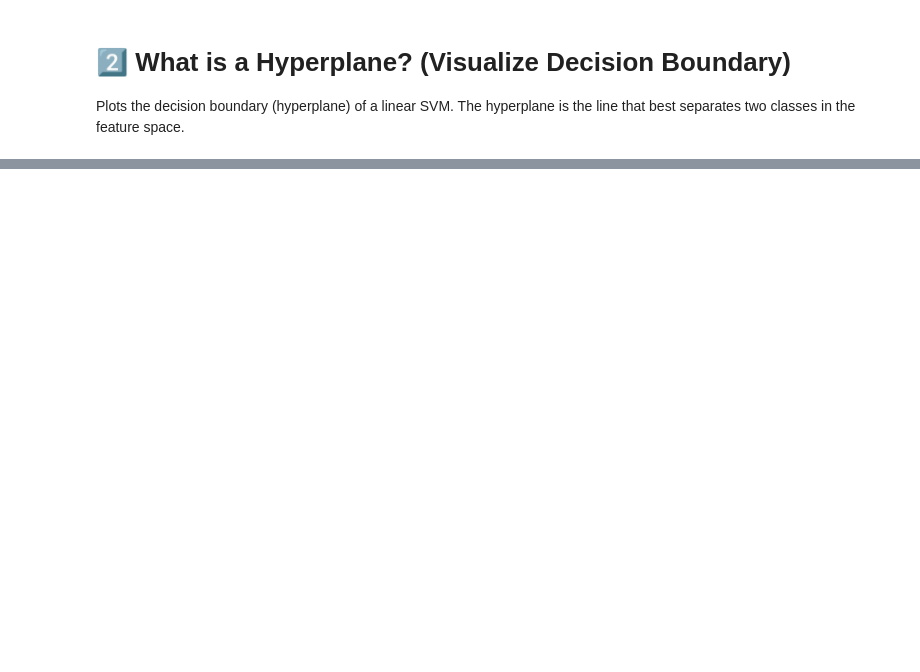
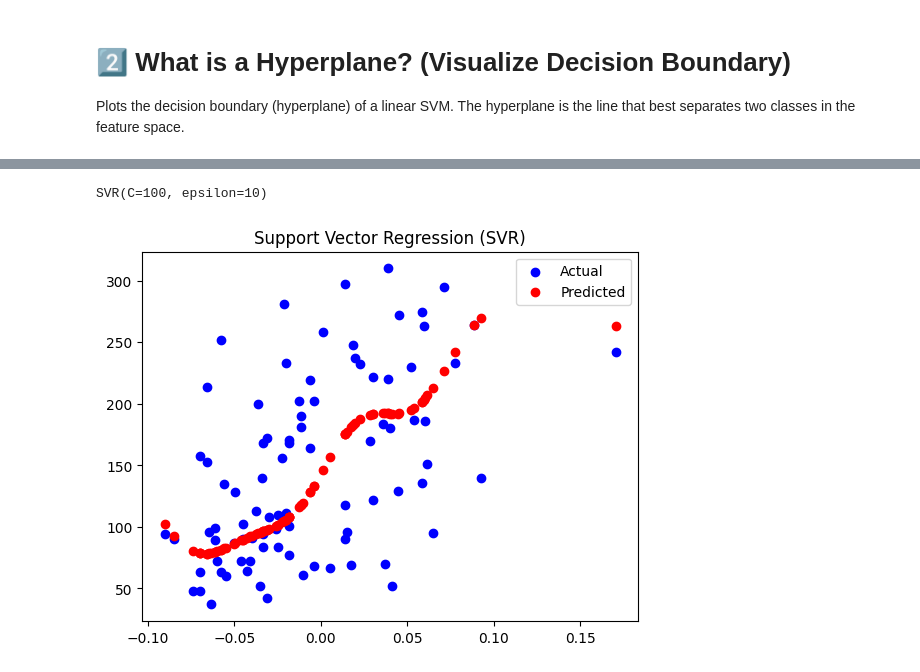
Before and after one commit to Shuaibiqbal/SVM-Classification-vs-Regression-SVR-with-scikit-learn, a Jupyter notebook: notebook/SVM_Classification_vs_Regression_(SVR)_with_scikit_learn.ipynb, the cells around one changed output, grey strips where cells are left out. Cells and saved outputs as stored; diff of their text form; code cells hidden in the pictures; blank space fills up the shorter version.

```diff
--- a/notebook/SVM_Classification_vs_Regression_(SVR)_with_scikit_learn.ipynb
+++ b/notebook/SVM_Classification_vs_Regression_(SVR)_with_scikit_learn.ipynb
@@ -48,0 +173,5 @@ Plots the decision boundary (hyperplane) of a linear SVM. The hyperplane is the
+# %%
+X_reg, y_reg = datasets.load_diabetes(return_X_y=True)
+print(X_reg)
+X_reg = X_reg[:, np.newaxis,2]
+X_train, X_test, y_train, y_test = train_test_split(X_reg, y_reg, random_state=42, test_size=0.2)
@@ -48,0 +192,6 @@ Plots the decision boundary (hyperplane) of a linear SVM. The hyperplane is the
+# %%
+svr = SVR(kernel="rbf", C=100, epsilon=10)
+# %%
+svr.fit(X_train, y_train)
+# %% [output]
+SVR(C=100, epsilon=10)
@@ -48,0 +200,8 @@ Plots the decision boundary (hyperplane) of a linear SVM. The hyperplane is the
+# %%
+plt.scatter(X_test, y_test, color='blue', label='Actual')
+plt.scatter(X_test, svr.predict(X_test), color='red', label='Predicted')
+plt.title("Support Vector Regression (SVR)")
+plt.legend()
+plt.show()
+# %% [output]
+[figure, added]
```
Also changed, not shown: parts of 26 cells of this notebook.
